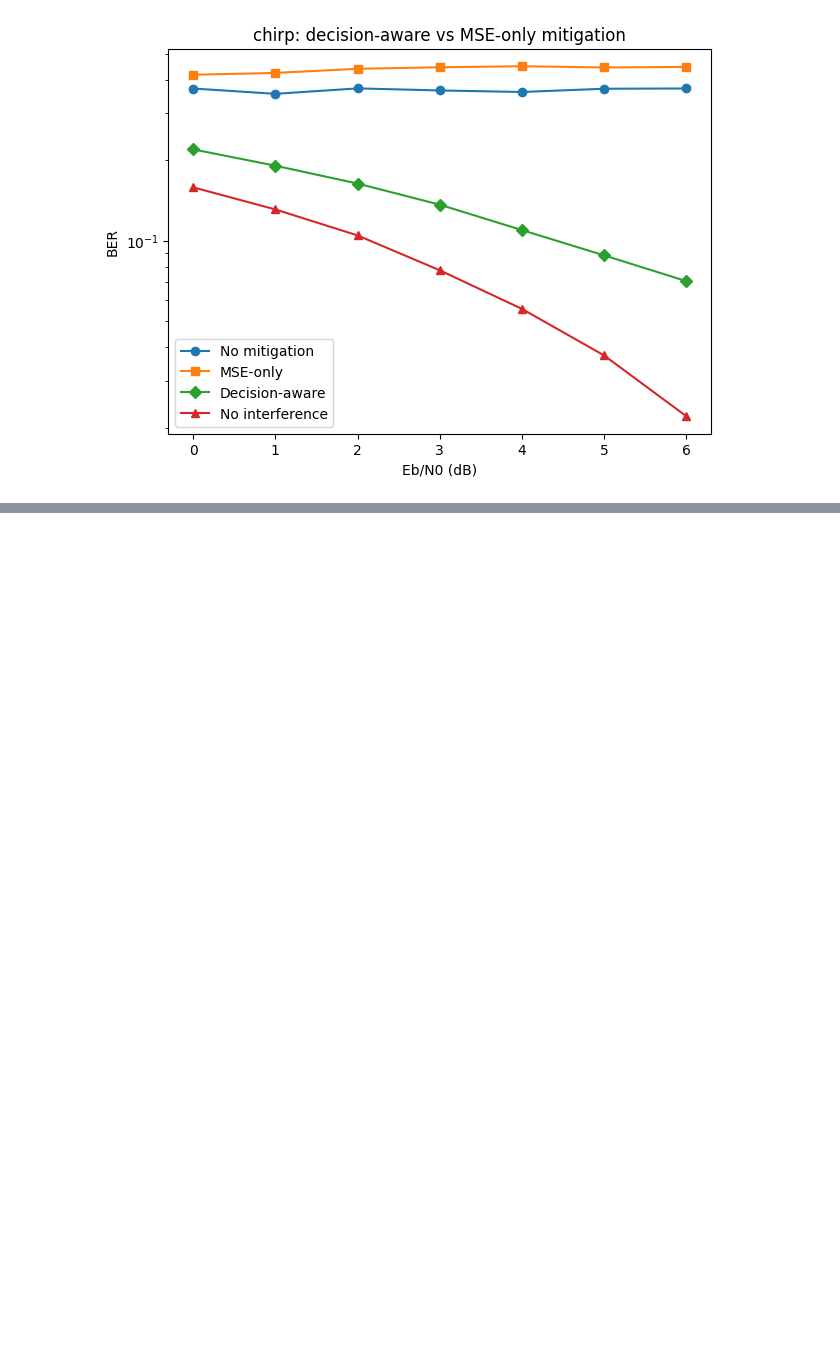
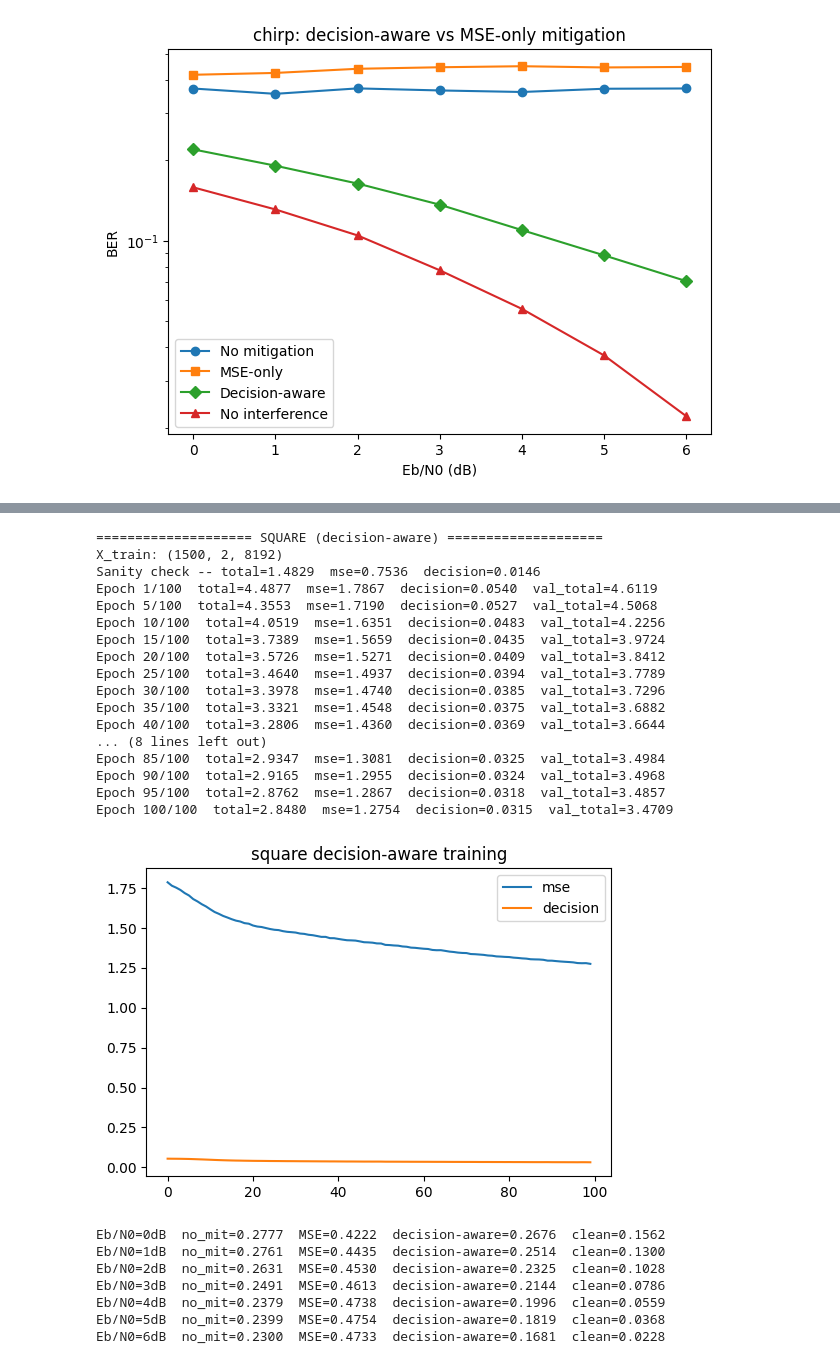
Before and after one commit to Evenjlin/deep-space-interference-ml, a Jupyter notebook: notebooks/09_decision_aware_mitigation.ipynb, the cells around one changed output, grey strips where cells are left out. Drawn from its saved outputs; the diff is of its cells as text; code cells hidden in the pictures; blank space fills up the shorter version.

```diff
--- a/notebooks/09_decision_aware_mitigation.ipynb
+++ b/notebooks/09_decision_aware_mitigation.ipynb
@@ -406,0 +581,29 @@ Eb/N0=6dB  no_mit=0.3704  MSE=0.4458  decision-aware=0.0707  clean=0.0221
+# %%
+model_sq_final, history_sq_final, df_sq_final = run_decision_aware_experiment(
+    "square", cfg, rng, device, decision_weight=50.0, margin=0.3)
+# %% [output]
+==================== SQUARE (decision-aware) ====================
+X_train: (1500, 2, 8192)
+Sanity check -- total=1.4829  mse=0.7536  decision=0.0146
+Epoch 1/100  total=4.4877  mse=1.7867  decision=0.0540  val_total=4.6119
+Epoch 5/100  total=4.3553  mse=1.7190  decision=0.0527  val_total=4.5068
+Epoch 10/100  total=4.0519  mse=1.6351  decision=0.0483  val_total=4.2256
+Epoch 15/100  total=3.7389  mse=1.5659  decision=0.0435  val_total=3.9724
+Epoch 20/100  total=3.5726  mse=1.5271  decision=0.0409  val_total=3.8412
+Epoch 25/100  total=3.4640  mse=1.4937  decision=0.0394  val_total=3.7789
+Epoch 30/100  total=3.3978  mse=1.4740  decision=0.0385  val_total=3.7296
+Epoch 35/100  total=3.3321  mse=1.4548  decision=0.0375  val_total=3.6882
+Epoch 40/100  total=3.2806  mse=1.4360  decision=0.0369  val_total=3.6644
+... (8 lines left out)
+Epoch 85/100  total=2.9347  mse=1.3081  decision=0.0325  val_total=3.4984
+Epoch 90/100  total=2.9165  mse=1.2955  decision=0.0324  val_total=3.4968
+Epoch 95/100  total=2.8762  mse=1.2867  decision=0.0318  val_total=3.4857
+Epoch 100/100  total=2.8480  mse=1.2754  decision=0.0315  val_total=3.4709
+[figure, added]
+Eb/N0=0dB  no_mit=0.2777  MSE=0.4222  decision-aware=0.2676  clean=0.1562
+Eb/N0=1dB  no_mit=0.2761  MSE=0.4435  decision-aware=0.2514  clean=0.1300
+Eb/N0=2dB  no_mit=0.2631  MSE=0.4530  decision-aware=0.2325  clean=0.1028
+Eb/N0=3dB  no_mit=0.2491  MSE=0.4613  decision-aware=0.2144  clean=0.0786
+Eb/N0=4dB  no_mit=0.2379  MSE=0.4738  decision-aware=0.1996  clean=0.0559
+Eb/N0=5dB  no_mit=0.2399  MSE=0.4754  decision-aware=0.1819  clean=0.0368
+Eb/N0=6dB  no_mit=0.2300  MSE=0.4733  decision-aware=0.1681  clean=0.0228
```
Also changed, not shown: parts of 7 cells of this notebook.
